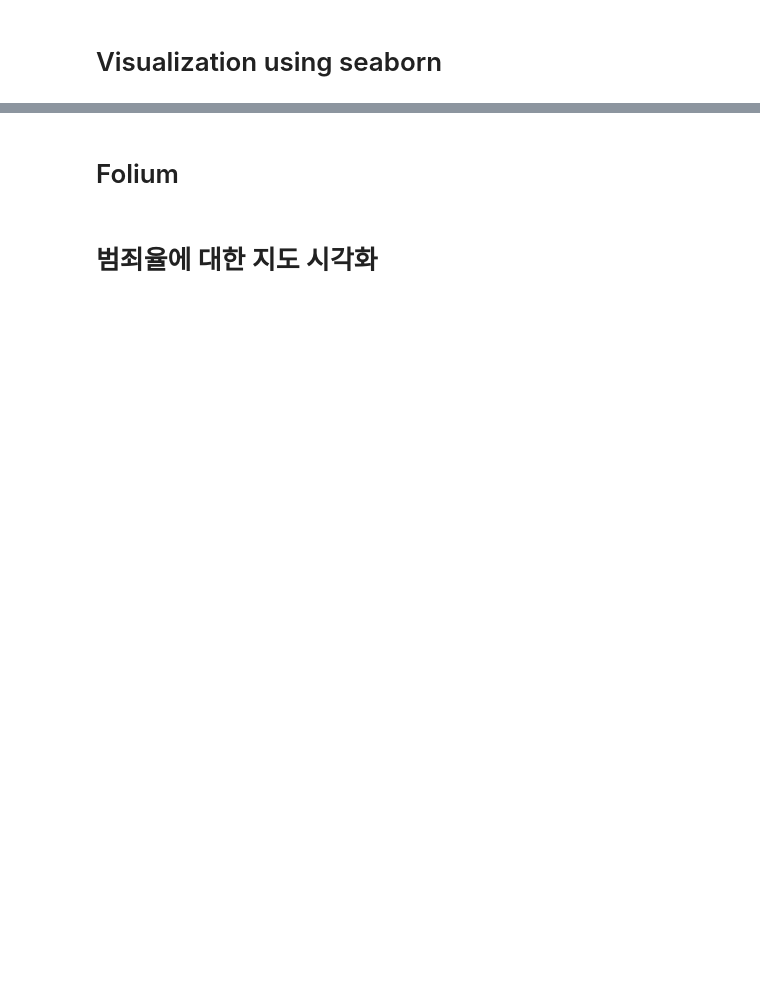
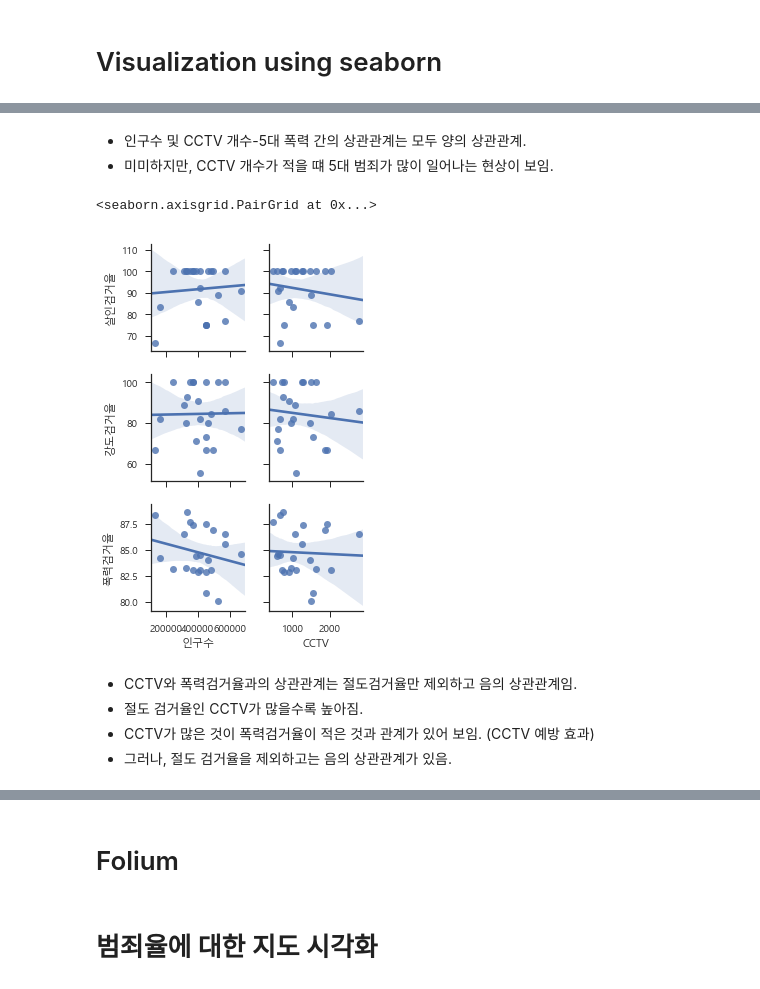
Before and after one commit to dyswn555/MgtDatabase2018, a Jupyter notebook: 데이터 분석1/데이터 분석 2/서울시 범죄현황 분석_student.ipynb, the cells around one changed output, grey strips where cells are left out. Drawn from its saved outputs; the diff is of its cells as text; code cells hidden in the pictures; blank space fills up the shorter version.

```diff
--- a/데이터 분석1/데이터 분석 2/서울시 범죄현황 분석_student.ipynb
+++ b/데이터 분석1/데이터 분석 2/서울시 범죄현황 분석_student.ipynb
@@ -637,2 +769,9 @@ crime_norm.head()
+# %% [markdown]
+- 인구수 및 CCTV 개수-5대 폭력 간의 상관관계는 모두 양의 상관관계.
+- 미미하지만, CCTV 개수가 적을 떄 5대 범죄가 많이 일어나는 현상이 보임.
 # %%
 # 인구수 CCTV와 살인검거율과 폭력검거율의 상관관계
+sns.pairplot(crime_norm, x_vars = ["인구수","CCTV"], y_vars = ['살인검거율','강도검거율','폭력검거율'], kind= 'reg', size=2)
+# %% [output]
+<seaborn.axisgrid.PairGrid at 0x...>
+[figure, added]
@@ -646,0 +778,5 @@ crime_norm.head()
+# %% [markdown]
+- CCTV와 폭력검거율과의 상관관계는 절도검거율만 제외하고 음의 상관관계임.
+- 절도 검거율인 CCTV가 많을수록 높아짐.
+- CCTV가 많은 것이 폭력검거율이 적은 것과 관계가 있어 보임. (CCTV 예방 효과)
+- 그러나, 절도 검거율을 제외하고는 음의 상관관계가 있음.
```
Also changed, not shown: parts of 38 cells of this notebook.
